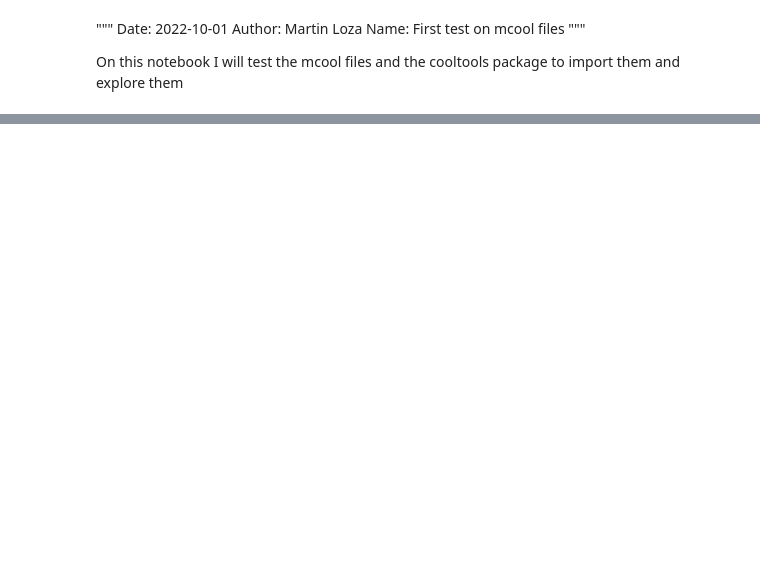
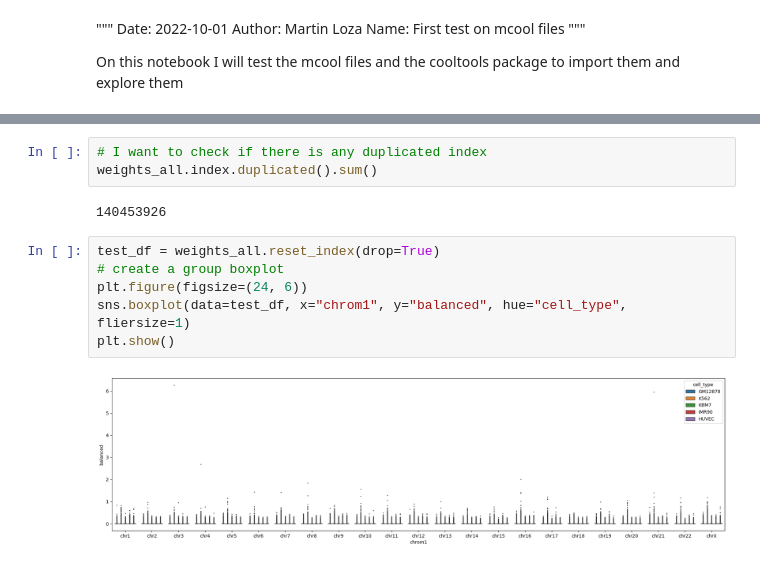
Before and after one commit to MartinLoza/HK_Interactions, a Jupyter notebook: Analysis/2023_12/2023_12_12/mcool_load_test_multipleCells.ipynb, the cells around one changed output, grey strips where cells are left out. Drawn from its saved outputs; the diff is of its cells as text; blank space fills up the shorter version.

Commit message:
First test in python loading mcool files.

```diff
--- a/Analysis/2023_12/2023_12_12/mcool_load_test_multipleCells.ipynb
+++ b/Analysis/2023_12/2023_12_12/mcool_load_test_multipleCells.ipynb
@@ -76,0 +103,13 @@ ValueError: The number of FixedLocator locations (46), usually from a call to se
+# %%
+# I want to check if there is any duplicated index
+weights_all.index.duplicated().sum()
+# %% [output]
+140453926
+# %%
+test_df = weights_all.reset_index(drop=True)
+# create a group boxplot
+plt.figure(figsize=(24, 6))
+sns.boxplot(data=test_df, x="chrom1", y="balanced", hue="cell_type", fliersize=1)
+plt.show()
+# %% [output]
+[figure, added]
```
Also changed, not shown: parts of 11 cells of this notebook, 2 other files.
